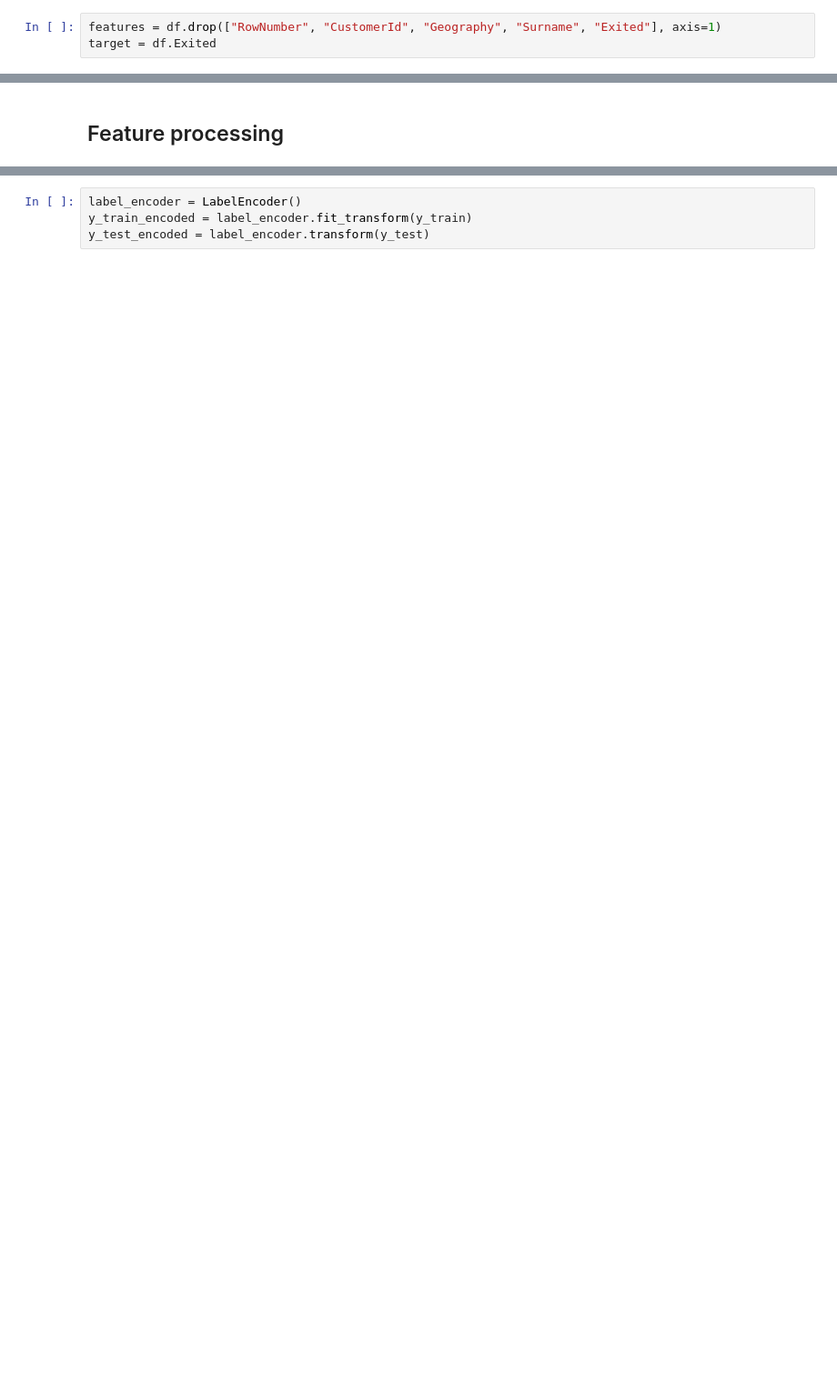
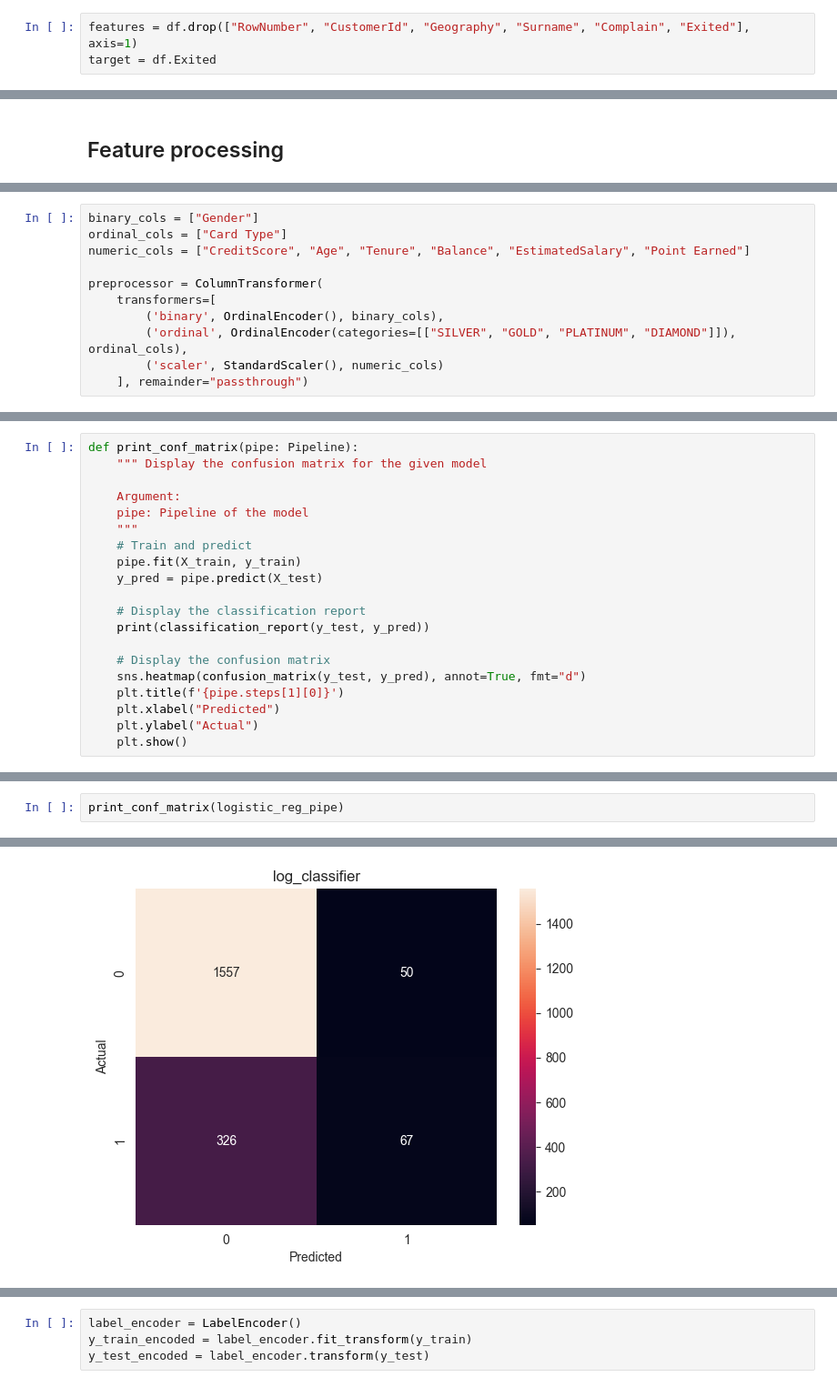
Before and after one commit to Safwan-ullah-khan/dsp-finalproject, a Jupyter notebook: notebook/build_model.ipynb, the cells around one changed output, grey strips where cells are left out. Shown: that part at 91% size. Drawn from its saved outputs; the diff is of its cells as text; blank space fills up the shorter version.

```diff
--- a/notebook/build_model.ipynb
+++ b/notebook/build_model.ipynb
@@ -210,7 +216,7 @@ Since we will be using k-fold cross validation method, we don't really need to s
 # %% [markdown]
 ## Isolate features and target
 # %%
-features = df.drop(["RowNumber", "CustomerId", "Geography", "Surname", "Exited"], axis=1)
+features = df.drop(["RowNumber", "CustomerId", "Geography", "Surname", "Complain", "Exited"], axis=1)
 target = df.Exited
 # %%
 features.head()
@@ -244,0 +251,11 @@ print(y_test.shape)
+# %%
+binary_cols = ["Gender"]
+ordinal_cols = ["Card Type"]
+numeric_cols = ["CreditScore", "Age", "Tenure", "Balance", "EstimatedSalary", "Point Earned"]
+
+preprocessor = ColumnTransformer(
+    transformers=[
+        ('binary', OrdinalEncoder(), binary_cols),
+        ('ordinal', OrdinalEncoder(categories=[["SILVER", "GOLD", "PLATINUM", "DIAMOND"]]), ordinal_cols),
+        ('scaler', StandardScaler(), numeric_cols)
+    ], remainder="passthrough")
@@ -244,0 +318,20 @@ print(y_test.shape)
+# %%
+def print_conf_matrix(pipe: Pipeline):
+    """ Display the confusion matrix for the given model
+
+    Argument:
+    pipe: Pipeline of the model
+    """
+    # Train and predict
+    pipe.fit(X_train, y_train)
+    y_pred = pipe.predict(X_test)
+
+    # Display the classification report
+    print(classification_report(y_test, y_pred))
+
+    # Display the confusion matrix
+    sns.heatmap(confusion_matrix(y_test, y_pred), annot=True, fmt="d")
+    plt.title(f'{pipe.steps[1][0]}')
+    plt.xlabel("Predicted")
+    plt.ylabel("Actual")
+    plt.show()
@@ -244,0 +340,3 @@ print(y_test.shape)
+# %%
+print_conf_matrix(logistic_reg_pipe)
+# %% [output]
@@ -244,0 +351 @@ print(y_test.shape)
+[figure, added]
```
Also changed, not shown: parts of 46 cells of this notebook.
